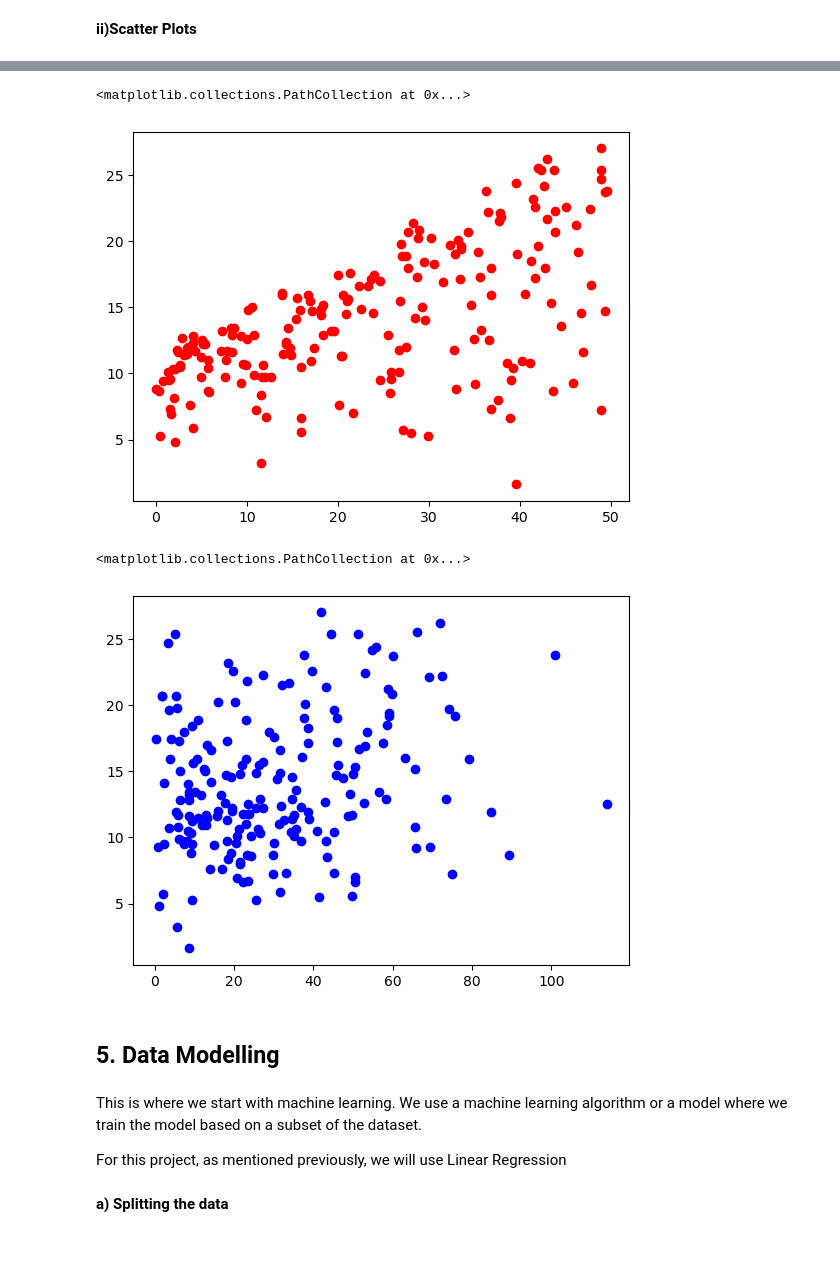
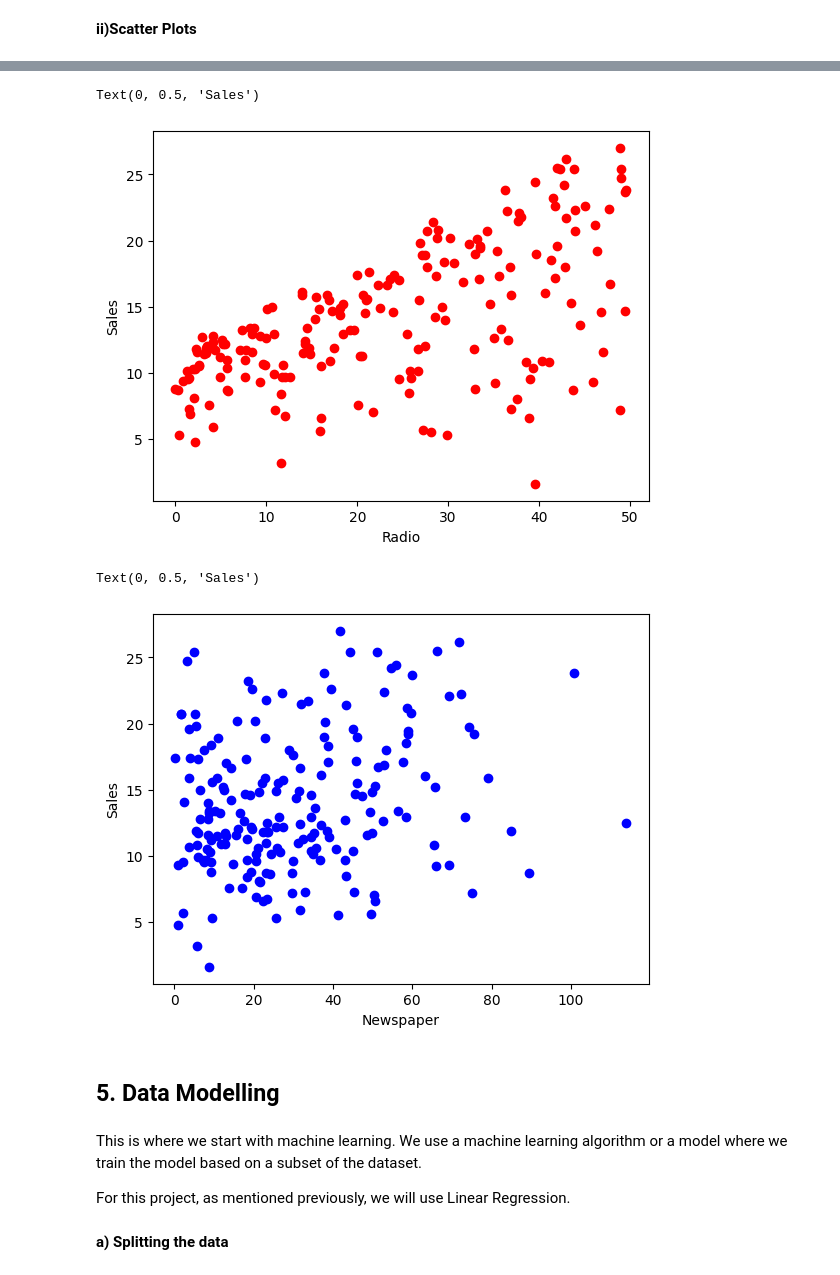
Before and after one commit to AkshayS80/OIBSIP, a Jupyter notebook: Task-5-(Sales-Prediction)/task-5-sales-prediction.ipynb, the cells around one changed output, grey strips where cells are left out. Cells and saved outputs as stored; diff of their text form; code cells hidden in the pictures; blank space fills up the shorter version.

```diff
--- a/Task-5-(Sales-Prediction)/task-5-sales-prediction.ipynb
+++ b/Task-5-(Sales-Prediction)/task-5-sales-prediction.ipynb
@@ -40,7 +42,7 @@ warnings.filterwarnings('ignore')
 * Loading the Dataset
 # %%
 #loading dataset
-saledf=pd.read_csv("/kaggle/input/advertisingcsv/Advertising.csv")
+saledf=pd.read_csv("Advertising.csv.xls")
 saledf
 # %% [output]
 |  | Unnamed: 0 | TV | Radio | Newspaper | Sales |
@@ -214,21 +218,25 @@ plt.scatter(saledf["TV"],saledf["Sales"], color="green")
 # %%
 #Radio scatter
 plt.scatter(saledf["Radio"],saledf["Sales"],color="red")
+plt.xlabel("Radio")
+plt.ylabel("Sales")
 # %% [output]
-<matplotlib.collections.PathCollection at 0x...>
+Text(0, 0.5, 'Sales')
-[figure, old version]
+[figure, new version]
 # %%
 #Newspaper scatter
 plt.scatter(saledf["Newspaper"],saledf["Sales"], color="blue")
+plt.xlabel("Newspaper")
+plt.ylabel("Sales")
 # %% [output]
-<matplotlib.collections.PathCollection at 0x...>
+Text(0, 0.5, 'Sales')
-[figure, old version]
+[figure, new version]
 # %% [markdown]
 ## 5. Data Modelling
 # %% [markdown]
 This is where we start with machine learning. We use a machine learning algorithm or a model where we train the model based on a subset of the dataset.
 
-For this project, as mentioned previously, we will use Linear Regression
+For this project, as mentioned previously, we will use Linear Regression.
 # %% [markdown]
 **a) Splitting the data**
 # %% [markdown]
```
Also changed, not shown: parts of 11 cells of this notebook, 4 other files.
